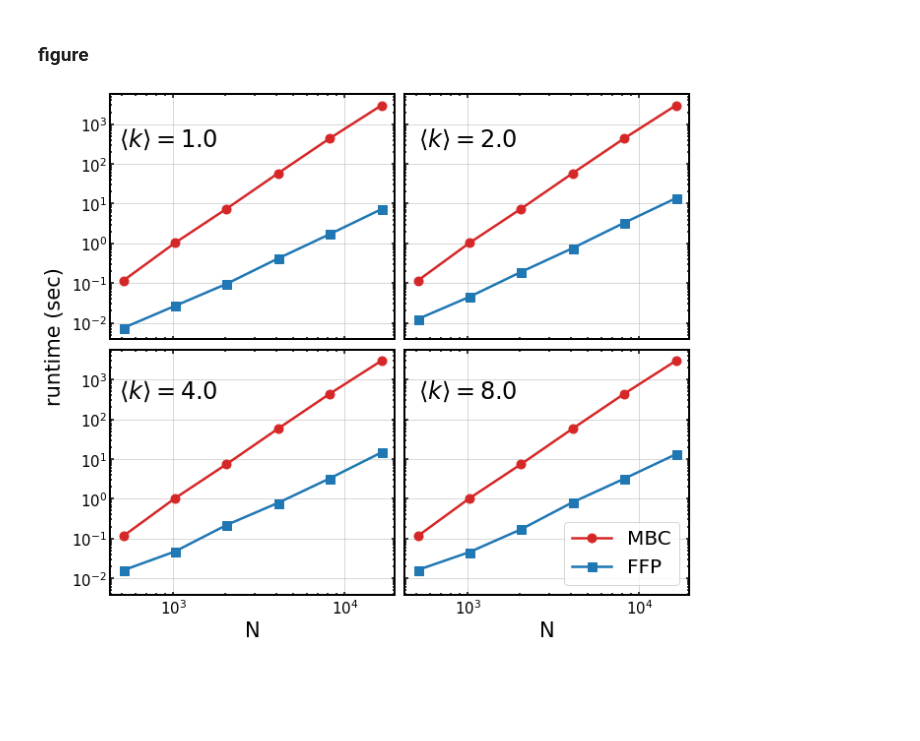
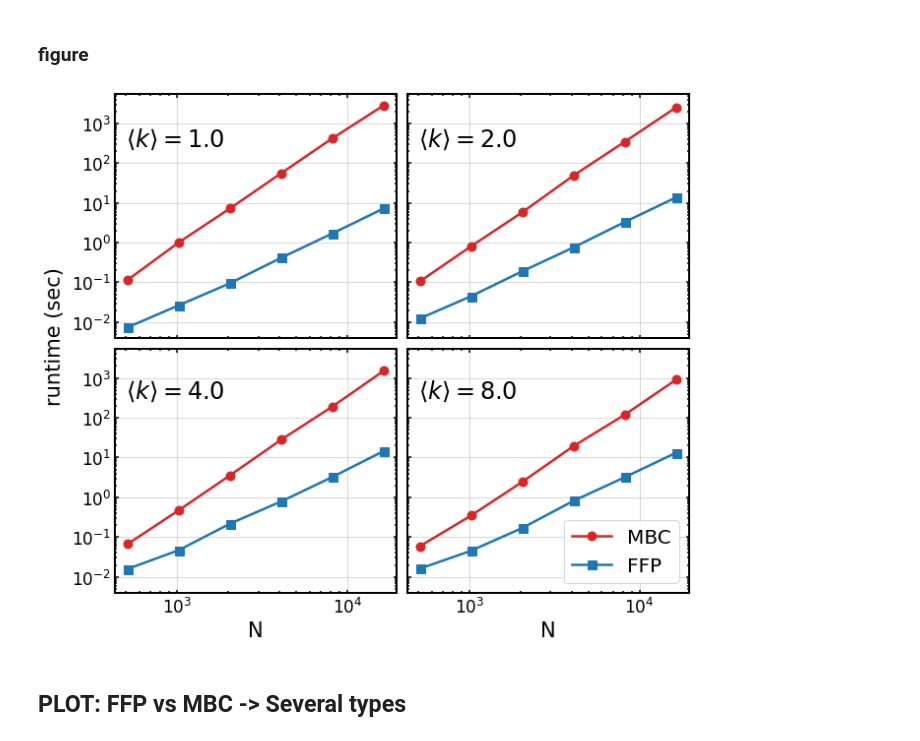
Before and after one commit to higorsmonteiro/fast_fibrationp, a Jupyter notebook: scripts/plots.ipynb, the cells around one changed output. Cells and saved outputs as stored; diff of their text form; code cells hidden in the pictures; blank space fills up the shorter version.

```diff
--- a/scripts/plots.ipynb
+++ b/scripts/plots.ipynb
@@ -15,11 +15,14 @@ import seaborn as sns
 folder_files = "scripts"
 names_ffp = ['N', 'time_1', 'space_1', 'time_2', 'space_2',
             'time_4', 'space_4', 'time_8', 'space_8']
-mbc_file = pd.read_csv(os.path.join("mbc_1.txt"), delimiter="\t", names=names_ffp[:3])
+mbc_file = pd.read_csv(os.path.join("mbc_1.txt"), delimiter="\t", names=names_ffp[:])
 ffp_file = pd.read_csv(os.path.join("ffp_1.txt"), delimiter="\t", names=names_ffp[:])
 # %%
 N_arr = mbc_file["N"]
 mbc_k1 = mbc_file["time_1"]
+mbc_k2 = mbc_file["time_2"]
+mbc_k4 = mbc_file["time_4"]
+mbc_k8 = mbc_file["time_8"]
 ffp_k1 = ffp_file["time_1"]
 ffp_k2 = ffp_file["time_2"]
 ffp_k4 = ffp_file["time_4"]
@@ -32,41 +35,43 @@ fig, ax = plt.subplots(2,2, figsize=(9,8), sharex=True, sharey=True)
 ax[0,0].plot(N_arr, mbc_k1, marker="o", ms=9, lw=2.5, color="tab:red")
 ax[0,0].plot(N_arr, ffp_k1, marker="s", ms=9, lw=2.5, color="tab:blue")
 # ----------------------- #
-ax[0,1].plot(N_arr, mbc_k1, marker="o", ms=9, lw=2.5, color="tab:red")
+ax[0,1].plot(N_arr, mbc_k2, marker="o", ms=9, lw=2.5, color="tab:red")
 ax[0,1].plot(N_arr, ffp_k2, marker="s", ms=9, lw=2.5, color="tab:blue")
 # ----------------------- #
-ax[1,0].plot(N_arr, mbc_k1, marker="o", ms=9, lw=2.5, color="tab:red")
+ax[1,0].plot(N_arr, mbc_k4, marker="o", ms=9, lw=2.5, color="tab:red")
 ax[1,0].plot(N_arr, ffp_k4, marker="s", ms=9, lw=2.5, color="tab:blue")
 # ----------------------- #
-ax[1,1].plot(N_arr, mbc_k1, marker="o", ms=9, lw=2.5,color="tab:red", label='MBC')
+ax[1,1].plot(N_arr, mbc_k8, marker="o", ms=9, lw=2.5,color="tab:red", label='MBC')
 ax[1,1].plot(N_arr, ffp_k8, marker="s", ms=9, lw=2.5, color="tab:blue", label='FFP')
 
 ax[1,0].set_xlabel("N", fontsize=21)
 ax[1,1].set_xlabel("N", fontsize=21)
 #ax[0,0].set_ylabel("runtime (sec)", fontsize=16)
 #ax[1,0].set_ylabel("runtime (sec)", fontsize=16)
 
 fig.text(-0.025, 0.44, "runtime (sec)", fontsize=21, rotation='vertical')
 #fig.text(0.5, 0.005, "N", fontsize=21, rotation='horizontal')
-fig.text(0.09, 0.89, r'$\langle k \rangle = 1.0$', fontsize=24)
+fig.text(0.101, 0.89, r'$\langle k \rangle = 1.0$', fontsize=24)
 fig.text(0.56, 0.89, r'$\langle k \rangle = 2.0$', fontsize=24)
-fig.text(0.09, 0.445, r'$\langle k \rangle = 4.0$', fontsize=24)
+fig.text(0.101, 0.445, r'$\langle k \rangle = 4.0$', fontsize=24)
 fig.text(0.56, 0.445, r'$\langle k \rangle = 8.0$', fontsize=24)
 ax[1,1].legend(loc=4, prop={'size':'20'})
 
 for i in [0,1]:
     for j in [0,1]:
         ax[i,j].set_xscale('log')
         ax[i,j].set_yscale('log')
         ax[i,j].grid(True, alpha=0.6)
         ax[i,j].tick_params(which='both', top=True, right=True,
-                        width=1.5, direction='in', labelsize=15)
+                        width=1.5, direction='in', labelsize=17)
         for k in ['left', 'right', 'bottom', 'top']:
             ax[i,j].spines[k].set_linewidth(2)
 
 
 plt.subplots_adjust(wspace=0.075, hspace=0.075)
 plt.tight_layout()
 fig.savefig("ffp_mbc_onetype_gridon.pdf", bbox_inches="tight")
 # %% [output]
-[figure, old version]
+[figure, new version]
+# %% [markdown]
+## PLOT: FFP vs MBC -> Several types
```
Also changed, not shown: parts of 4 cells of this notebook, 18 other files.
